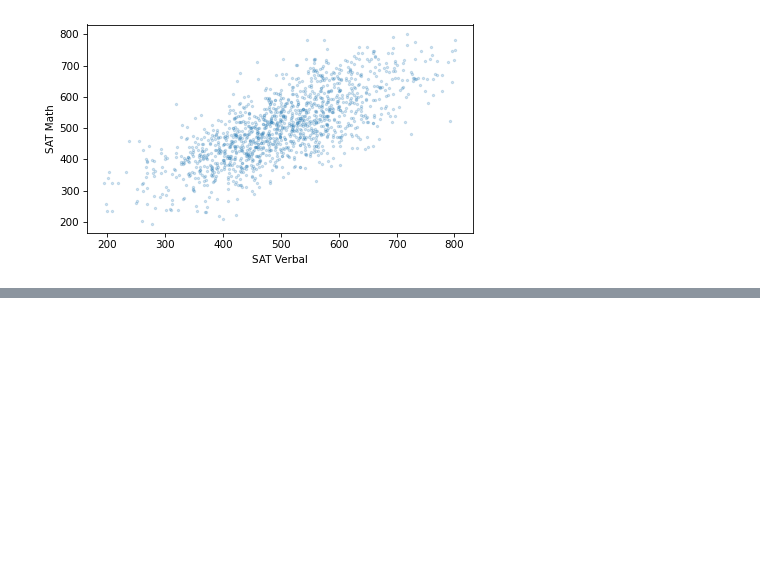
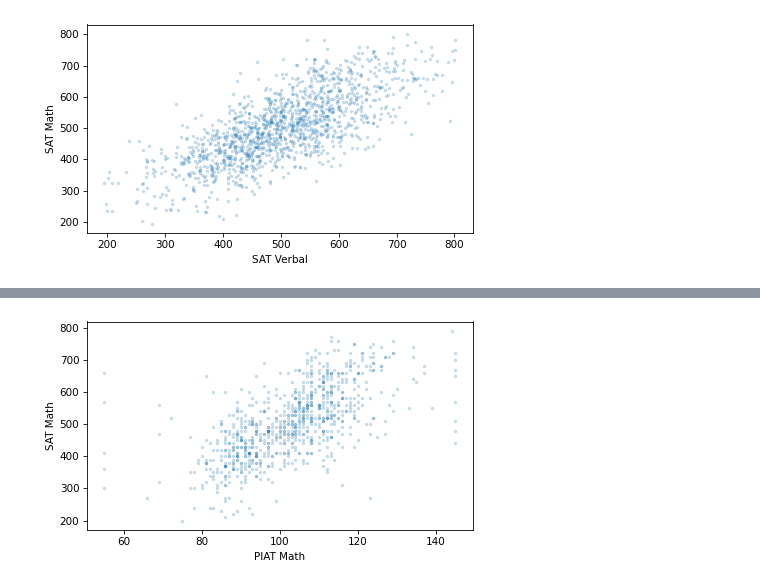
Before and after one commit to lochnes-007/EDA, a Jupyter notebook: relnbwvars.ipynb, the cells around one changed output, grey strips where cells are left out. Saved outputs shown, nothing was run; the diff lists cells and outputs as text; code cells hidden in the pictures; blank space fills up the shorter version.

```diff
--- a/relnbwvars.ipynb
+++ b/relnbwvars.ipynb
@@ -110,0 +227,3 @@ decorate(xlabel="SAT Verbal", ylabel="SAT Math")
+# %%
+nlsy["piat_math"] = nlsy["R1318200"]
+nlsy["piat_math"].describe()
@@ -110,0 +240,3 @@ decorate(xlabel="SAT Verbal", ylabel="SAT Math")
+# %%
+nlsy["piat_math"] = nlsy["R1318200"]
+nlsy["piat_math"].describe()
@@ -110,0 +253,6 @@ decorate(xlabel="SAT Verbal", ylabel="SAT Math")
+# %%
+from thinkstats import scatter
+scatter(nlsy, "piat_math", "sat_math")
+decorate(xlabel="PIAT Math", ylabel="SAT Math")
+# %% [output]
+[figure, added]
```
Also changed, not shown: parts of 12 cells of this notebook.
